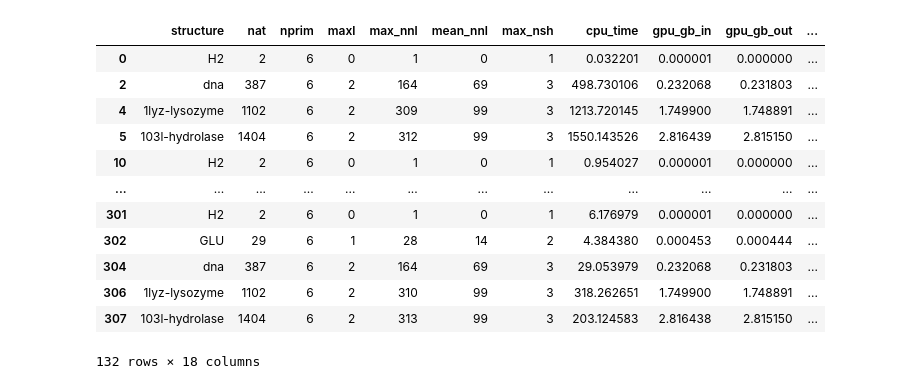
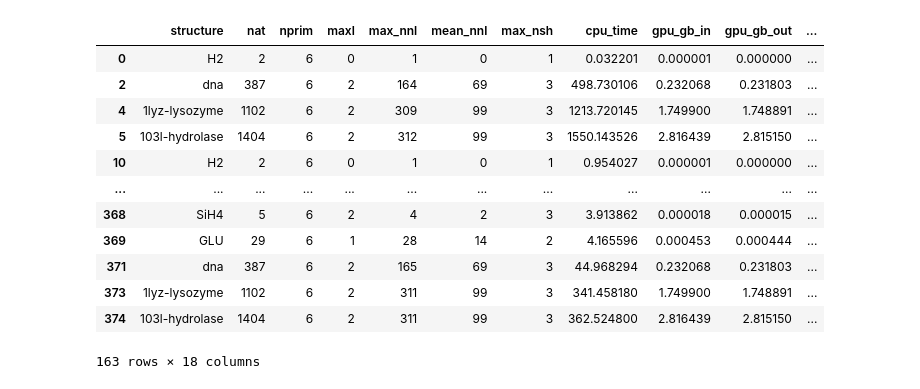
Before and after one commit to tornikeo/tblite, a Jupyter notebook: notes/make_figures.ipynb, the cells around one changed output. Cells and saved outputs as stored; diff of their text form; code cells hidden in the pictures.

```diff
--- a/notes/make_figures.ipynb
+++ b/notes/make_figures.ipynb
@@ -26,40 +26,44 @@ for ncpu in [1, 2, 4, 8, 16, 32]:
     df['ncpu'] = ncpu
     all_data.append(df)
 
 for ncpu in [1, 2, 4, 8, 16, 32]:
     df = pd.read_csv(f'notes/data/a100/{ncpu}cpu.csv')
     df['gpu_type'] = 'a100'
     df['ncpu'] = ncpu
     all_data.append(df)
 
 for ncpu in [1, 2, 4, 8, 16, 32]:
     df = pd.read_csv(f'notes/data/h100/{ncpu}cpu.csv')
     df['gpu_type'] = 'h100'
     df['ncpu'] = ncpu
     all_data.append(df)
 
-
+for ncpu in [1, 2, 4, 8, 16, 32]:
+    df = pd.read_csv(f'notes/data/h200/{ncpu}cpu.csv')
+    df['gpu_type'] = 'h200'
+    df['ncpu'] = ncpu
+    all_data.append(df)
 
 all_data = pd.concat(all_data, ignore_index=True)
 is_alkane = all_data['structure'].str.contains('alkane')
 all_data['is_alkane'] = is_alkane
 alkanes = all_data[all_data['is_alkane']]
 df = all_data[~all_data['is_alkane']]
 df
 # %% [output]
 |  | structure | nat | nprim | maxl | max_nnl | mean_nnl | max_nsh | cpu_time | gpu_gb_in | gpu_gb_out | ... |
 | 0 | H2 | 2 | 6 | 0 | 1 | 0 | 1 | 0.032201 | 0.000001 | 0.000000 | ... |
 | 2 | dna | 387 | 6 | 2 | 164 | 69 | 3 | 498.730106 | 0.232068 | 0.231803 | ... |
 | 4 | 1lyz-lysozyme | 1102 | 6 | 2 | 309 | 99 | 3 | 1213.720145 | 1.749900 | 1.748891 | ... |
 | 5 | 103l-hydrolase | 1404 | 6 | 2 | 312 | 99 | 3 | 1550.143526 | 2.816439 | 2.815150 | ... |
 | 10 | H2 | 2 | 6 | 0 | 1 | 0 | 1 | 0.954027 | 0.000001 | 0.000000 | ... |
 | ... | ... | ... | ... | ... | ... | ... | ... | ... | ... | ... | ... |
-| 301 | H2 | 2 | 6 | 0 | 1 | 0 | 1 | 6.176979 | 0.000001 | 0.000000 | ... |
-| 302 | GLU | 29 | 6 | 1 | 28 | 14 | 2 | 4.384380 | 0.000453 | 0.000444 | ... |
-| 304 | dna | 387 | 6 | 2 | 164 | 69 | 3 | 29.053979 | 0.232068 | 0.231803 | ... |
-| 306 | 1lyz-lysozyme | 1102 | 6 | 2 | 310 | 99 | 3 | 318.262651 | 1.749900 | 1.748891 | ... |
-| 307 | 103l-hydrolase | 1404 | 6 | 2 | 313 | 99 | 3 | 203.124583 | 2.816438 | 2.815150 | ... |
+| 368 | SiH4 | 5 | 6 | 2 | 4 | 2 | 3 | 3.913862 | 0.000018 | 0.000015 | ... |
+| 369 | GLU | 29 | 6 | 1 | 28 | 14 | 2 | 4.165596 | 0.000453 | 0.000444 | ... |
+| 371 | dna | 387 | 6 | 2 | 165 | 69 | 3 | 44.968294 | 0.232068 | 0.231803 | ... |
+| 373 | 1lyz-lysozyme | 1102 | 6 | 2 | 311 | 99 | 3 | 341.458180 | 1.749900 | 1.748891 | ... |
+| 374 | 103l-hydrolase | 1404 | 6 | 2 | 311 | 99 | 3 | 362.524800 | 2.816439 | 2.815150 | ... |
-132 rows × 18 columns
+163 rows × 18 columns
 # %%
 # First plot, plot 1/cpu_time and 1/gpu_time, over increasing number of atoms `nat` (x-axis).
 # Lines: gray to black CPU, 1, 2, ... 32
```
Also changed, not shown: parts of 2 cells of this notebook.
